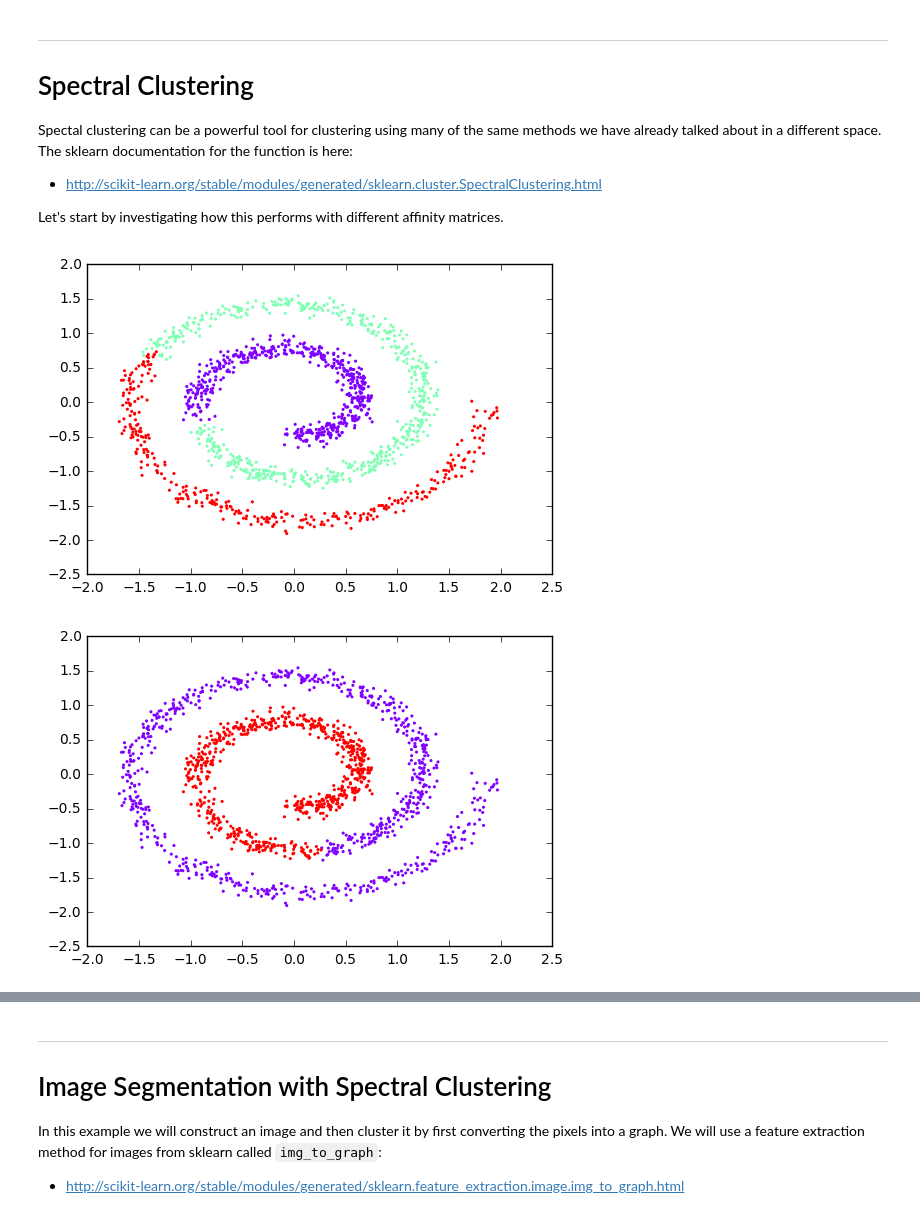
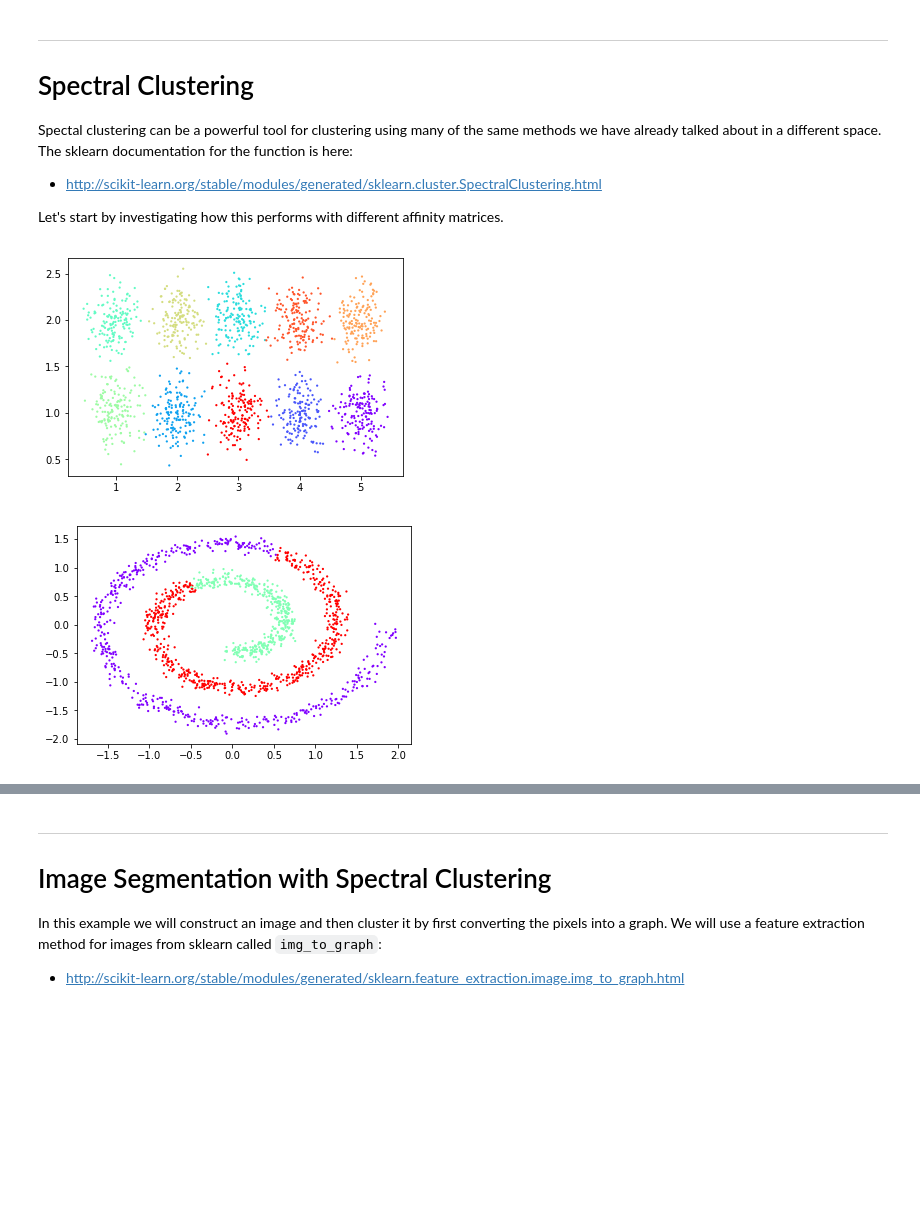
Before and after one commit to eclarson/DataMiningNotebooks, a Jupyter notebook: 11. More Clustering.ipynb, the cells around one changed output, grey strips where cells are left out. Drawn from its saved outputs; the diff is of its cells as text; code cells hidden in the pictures; blank space fills up the shorter version.

```diff
--- a/11. More Clustering.ipynb
+++ b/11. More Clustering.ipynb
@@ -204,29 +208,29 @@ Let's start by investigating how this performs with different affinity matrices.
 # %%
 # an example using SpectralClustering, which assumes that the graphical data needs to be calculated from the structure
 from sklearn.cluster import SpectralClustering
 
-X = X2
-nclust = 3
+X = X1
+nclust = 10
 
 # If a string, this may be one of
 #  ‘nearest_neighbors’, ‘precomputed’, ‘rbf’
 #  or one of the kernels supported by sklearn.metrics.pairwise_kernels
 spc = SpectralClustering(n_clusters=nclust, affinity = 'nearest_neighbors')
 labels = spc.fit_predict(X)
 
 plt.scatter(X[:, 0], X[:, 1], c=labels,
                     cmap=plt.cm.rainbow, s=5, linewidths=0)
 
 plt.show()
 # %% [output]
-[figure, old version]
+[figure, new version]
 # %%
 # an example using precomputed affinity, which uses the actual proximity graph
 from sklearn.cluster import SpectralClustering
 from sklearn.neighbors import kneighbors_graph
 
 X = X2
-nclust = 2
+nclust = 3
 Xknn = kneighbors_graph(X, 10)
 
 spc = SpectralClustering(n_clusters=nclust, affinity = 'precomputed')
@@ -237,7 +241,7 @@ plt.scatter(X[:, 0], X[:, 1], c=labels,
 
 plt.show()
 # %% [output]
-[figure, old version]
+[figure, new version]
 # %%
 from sklearn.metrics.pairwise import pairwise_distances
 
```
Also changed, not shown: parts of 15 cells of this notebook, 1 other file.
